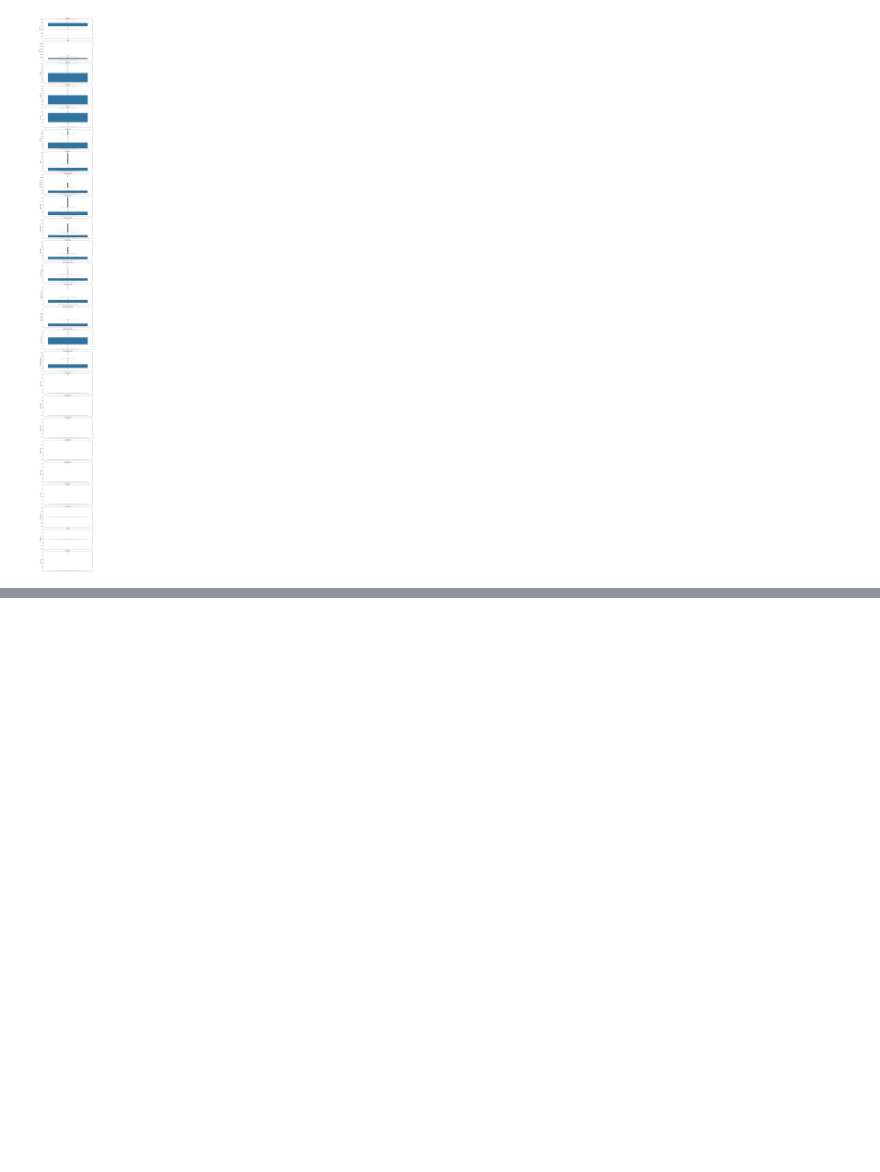
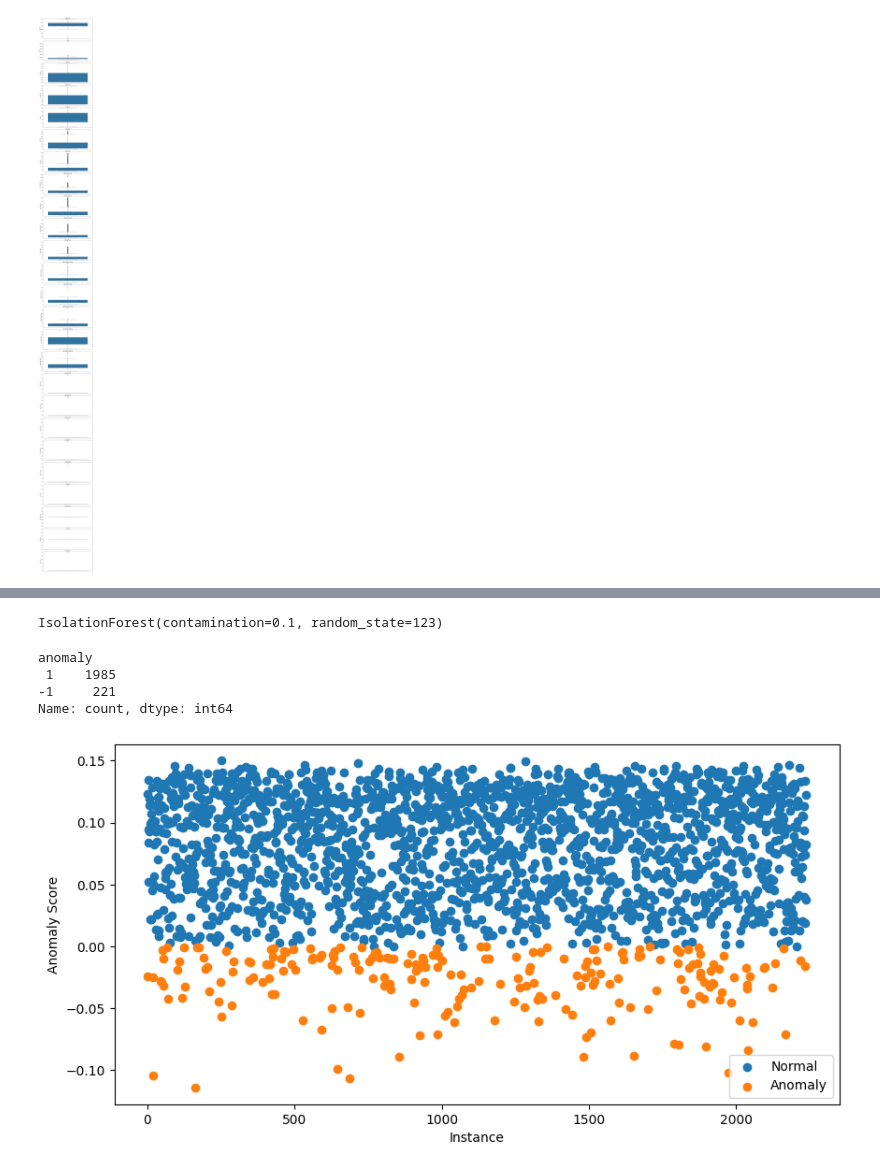
Before and after one commit to AlejandroBeldaFernandez/Customer-Personality-Analysis, a Jupyter notebook: Customer_personality_analysis.ipynb, the cells around one changed output, grey strips where cells are left out. Cells and saved outputs as stored; diff of their text form; code cells hidden in the pictures; blank space fills up the shorter version.

```diff
--- a/Customer_personality_analysis.ipynb
+++ b/Customer_personality_analysis.ipynb
@@ -162,0 +232,2 @@ plt.tight_layout()
+# %%
+df_cleaned = df_cleaned[(np.abs(df_cleaned['Dt_Customer'] - df_cleaned['Year_Birth']) <= 100) & (np.abs(df_cleaned['Dt_Customer'] - df_cleaned['Year_Birth']) >= 0)].copy()
@@ -162,0 +238,2 @@ plt.tight_layout()
+# %%
+df_cleaned = df_cleaned[(df_cleaned['Marital_Status'] != 'Absurd') & (df_cleaned['Marital_Status'] != 'Alone') & (df_cleaned['Marital_Status'] != 'YOLO')].copy()
@@ -162,0 +280,37 @@ plt.tight_layout()
+# %%
+df_cleaned_iso = df_cleaned.drop(columns=['AcceptedCmp1', 'AcceptedCmp2', 'AcceptedCmp3', 'AcceptedCmp4', 'AcceptedCmp5', 'Response', 'Complain']).copy()
+iso_forest = IsolationForest(
+                            contamination=0.1,
+                            random_state=seed)
+iso_forest.fit(df_cleaned_iso.select_dtypes(include=['float64', 'int64']))
+# %% [output]
+IsolationForest(contamination=0.1, random_state=123)
+# %%
+# Calculate anomaly scores and classify anomalies
+data = df_cleaned_iso.loc[df_cleaned_iso.index].copy()
+data['anomaly_score'] = iso_forest.decision_function(df_cleaned_iso.select_dtypes(include=['float64', 'int64']))
+data['anomaly'] = iso_forest.predict(df_cleaned_iso.select_dtypes(include=['float64', 'int64']))
+
+data['anomaly'].value_counts()
+# %% [output]
+anomaly
+ 1    1985
+-1     221
+Name: count, dtype: int64
+# %%
+# Visualization of the results
+plt.figure(figsize=(10, 5))
+
+# Plot normal instances
+normal = data[data['anomaly'] == 1]
+plt.scatter(normal.index, normal['anomaly_score'], label='Normal')
+
+# Plot anomalies
+anomalies = data[data['anomaly'] == -1]
+plt.scatter(anomalies.index, anomalies['anomaly_score'], label='Anomaly')
+plt.xlabel("Instance")
+plt.ylabel("Anomaly Score")
+plt.legend()
+plt.show()
+# %% [output]
+[figure, added]
```
Also changed, not shown: parts of 28 cells of this notebook, 1 other file.
